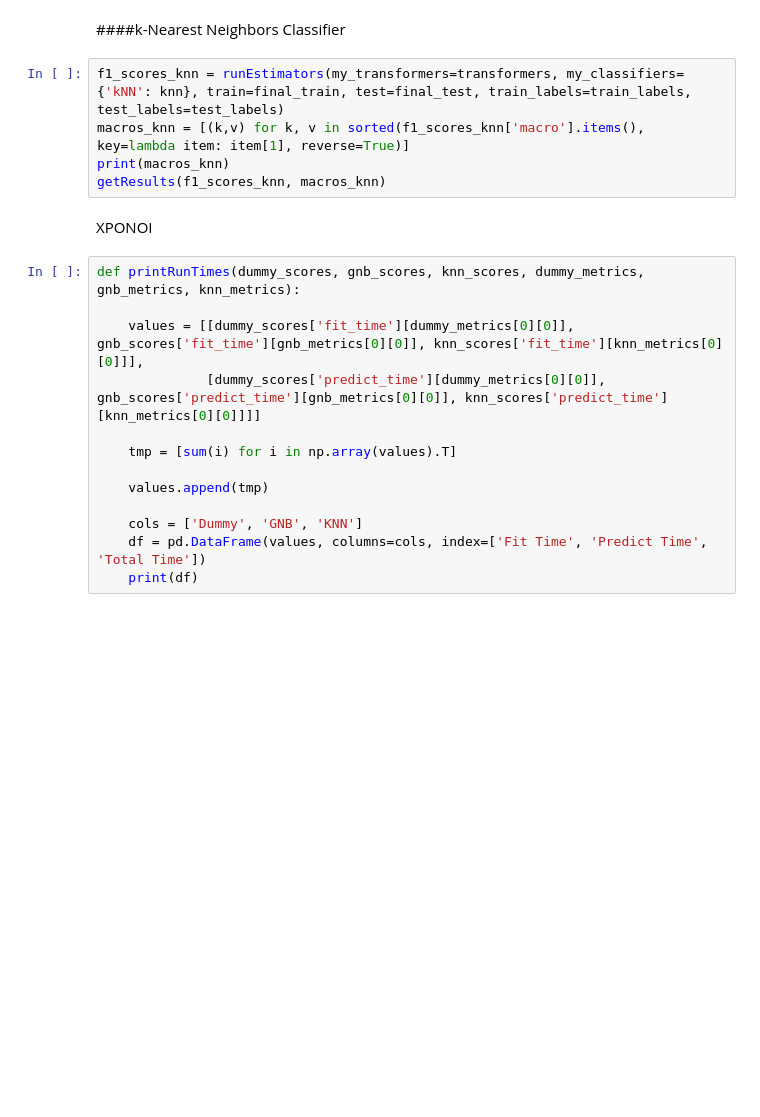
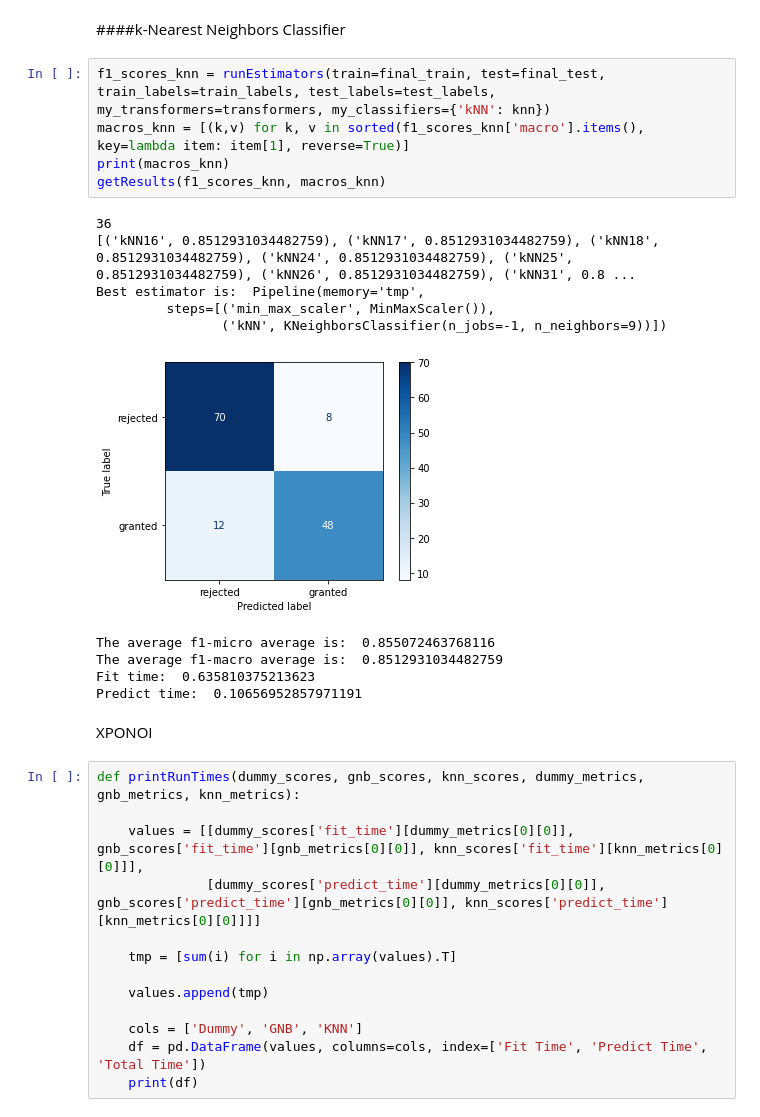
Before and after one commit to jkalogero/Neural-Networks, a Jupyter notebook: Lab_1/Lab_1.ipynb, the cells around one changed output. Saved outputs shown, nothing was run; the diff lists cells and outputs as text; blank space fills up the shorter version.

```diff
--- a/Lab_1/Lab_1.ipynb
+++ b/Lab_1/Lab_1.ipynb
@@ -713,10 +828,21 @@ getResults(f1_scores_gnb, macros_gnb)
 # %% [markdown]
 ####k-Nearest Neighbors  Classifier
 # %%
-f1_scores_knn = runEstimators(my_transformers=transformers, my_classifiers={'kNN': knn}, train=final_train, test=final_test, train_labels=train_labels, test_labels=test_labels)
+f1_scores_knn = runEstimators(train=final_train, test=final_test, train_labels=train_labels, test_labels=test_labels, my_transformers=transformers, my_classifiers={'kNN': knn})
 macros_knn = [(k,v) for k, v in sorted(f1_scores_knn['macro'].items(), key=lambda item: item[1], reverse=True)]
 print(macros_knn)
 getResults(f1_scores_knn, macros_knn)
+# %% [output]
+36
+[('kNN16', 0.8512931034482759), ('kNN17', 0.8512931034482759), ('kNN18', 0.8512931034482759), ('kNN24', 0.8512931034482759), ('kNN25', 0.8512931034482759), ('kNN26', 0.8512931034482759), ('kNN31', 0.8 ...
+Best estimator is:  Pipeline(memory='tmp',
+         steps=[('min_max_scaler', MinMaxScaler()),
+                ('kNN', KNeighborsClassifier(n_jobs=-1, n_neighbors=9))])
+[figure, added]
+The average f1-micro average is:  0.855072463768116
+The average f1-macro average is:  0.8512931034482759
+Fit time:  0.635810375213623
+Predict time:  0.10656952857971191
 # %% [markdown]
 ΧΡΟΝΟΙ
 # %%
```
Also changed, not shown: parts of 38 cells of this notebook.
